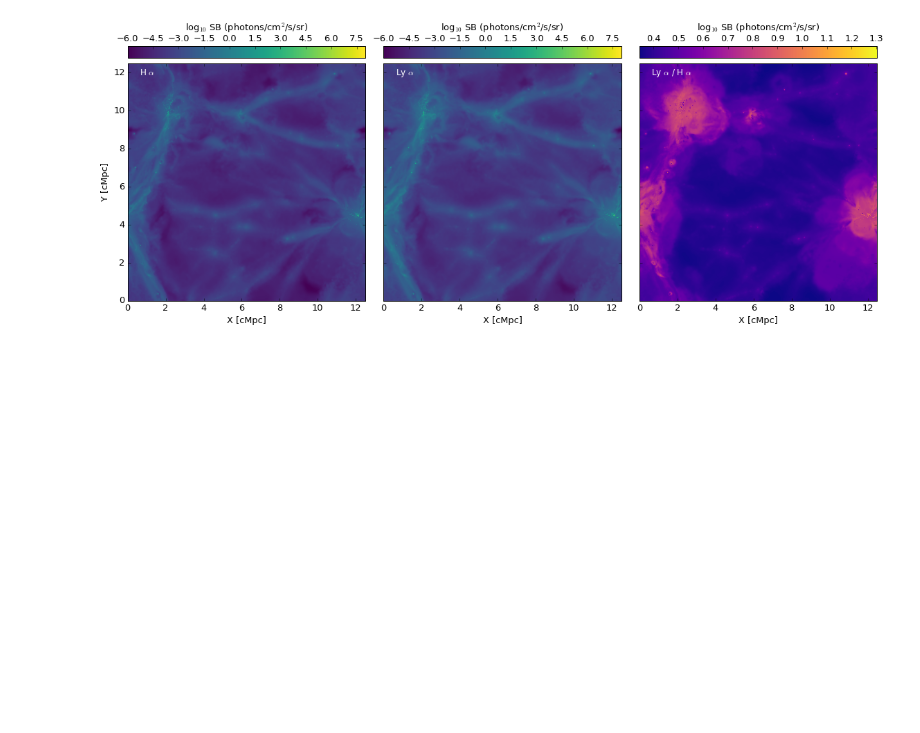
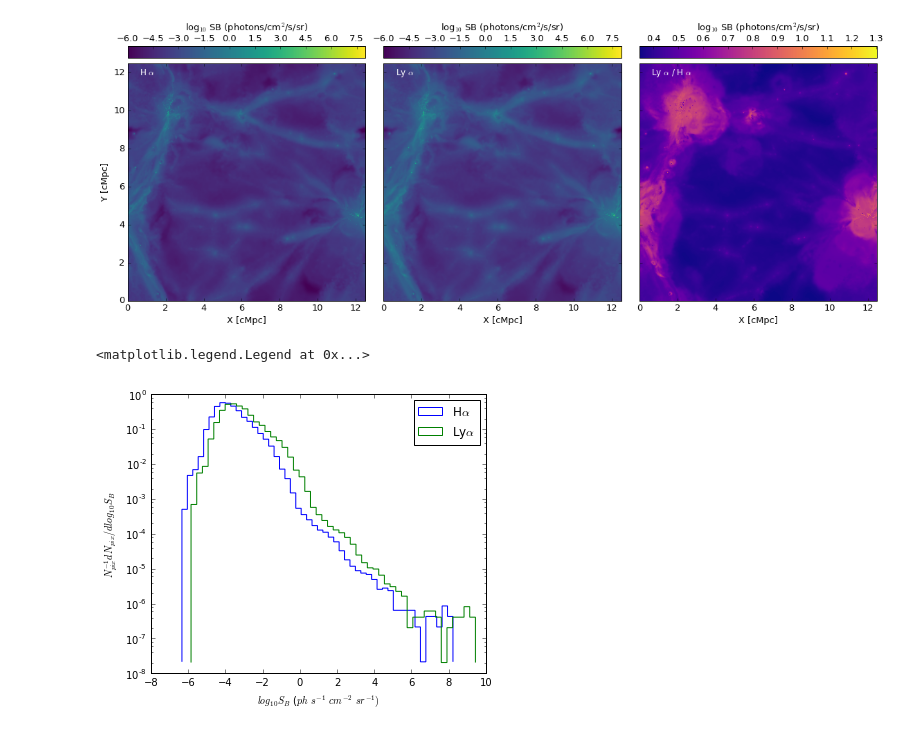
Before and after one commit to lokhorst/HalphaScripts, a Jupyter notebook: EagleSimScripts/EAGLE_Lyalpha_vs_Halpha.ipynb, the cells around one changed output. Drawn from its saved outputs; the diff is of its cells as text; code cells hidden in the pictures; blank space fills up the shorter version.

```diff
--- a/EagleSimScripts/EAGLE_Lyalpha_vs_Halpha.ipynb
+++ b/EagleSimScripts/EAGLE_Lyalpha_vs_Halpha.ipynb
@@ -147,3 +147,17 @@ plt.tight_layout()
 plt.savefig('lyalphahalpha_threeplotcomparison.png')
 # %% [output]
 [figure]
+# %%
+fig = plt.subplots(1,1,figsize=[6,5])
+plt.hist(datahalpha.flatten(),bins=50,log='True',normed='True',histtype='step',label=r'H$\alpha$')
+plt.hist(datalyalpha.flatten(),bins=50,log='True',normed='True',histtype='step',label=r'Ly$\alpha$')
+#plt.hist(data_27.flatten(),bins=50,log='True',normed='True',histtype='step',label='with SF 27')
+#plt.hist(data_28.flatten(),bins=50,log='True',normed='True',histtype='step',label='with SF 28')
+plt.ylabel(r'$N^{-1}_{pix}dN_{pix}/dlog_{10}S_{B}$')
+plt.xlabel(r'$log_{10}S_{B}$ ($ph$ $s^{-1}$ $cm^{-2}$ $sr^{-1})$')
+plt.legend()
+
+#plt.savefig('LyalphaHalphaSBcomparison.png')
+# %% [output]
+<matplotlib.legend.Legend at 0x...>
+[figure, added]
```
Also changed, not shown: 3 other files.
